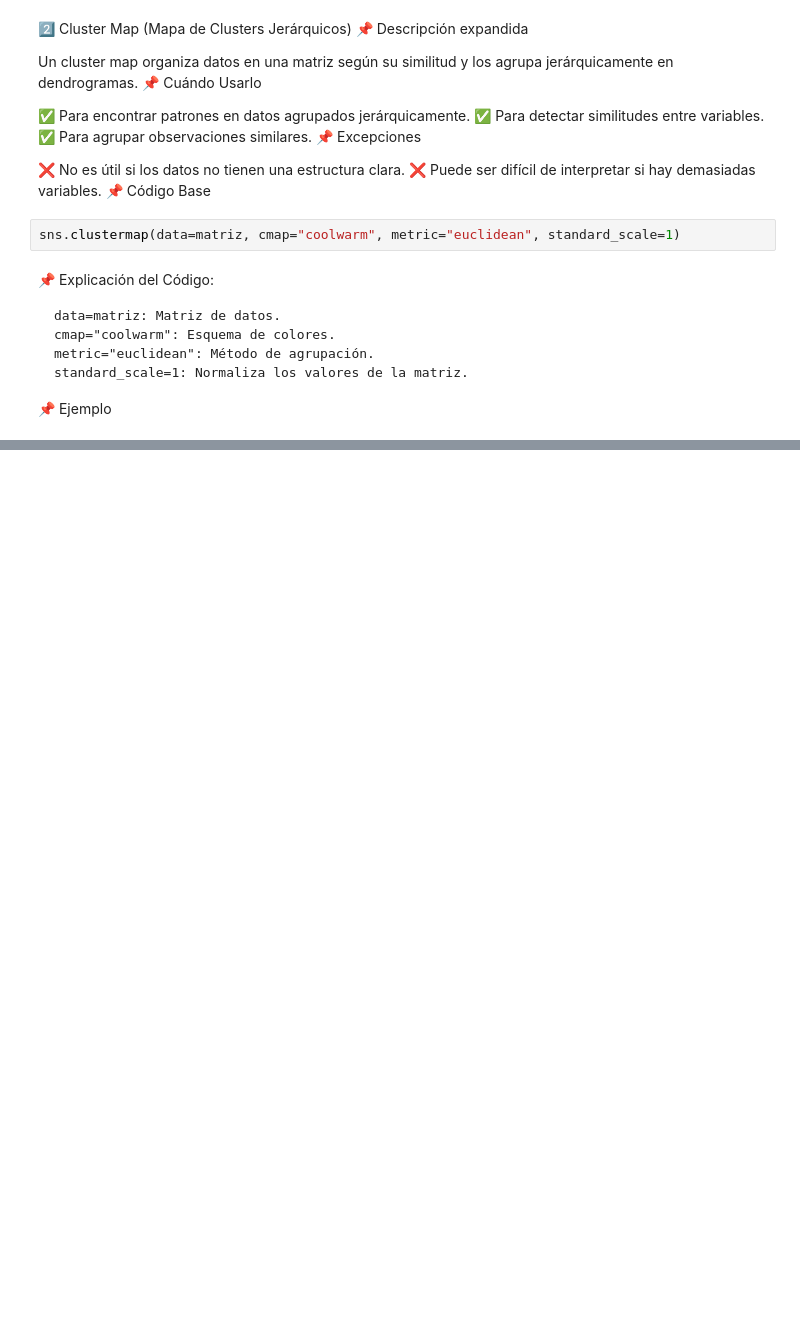
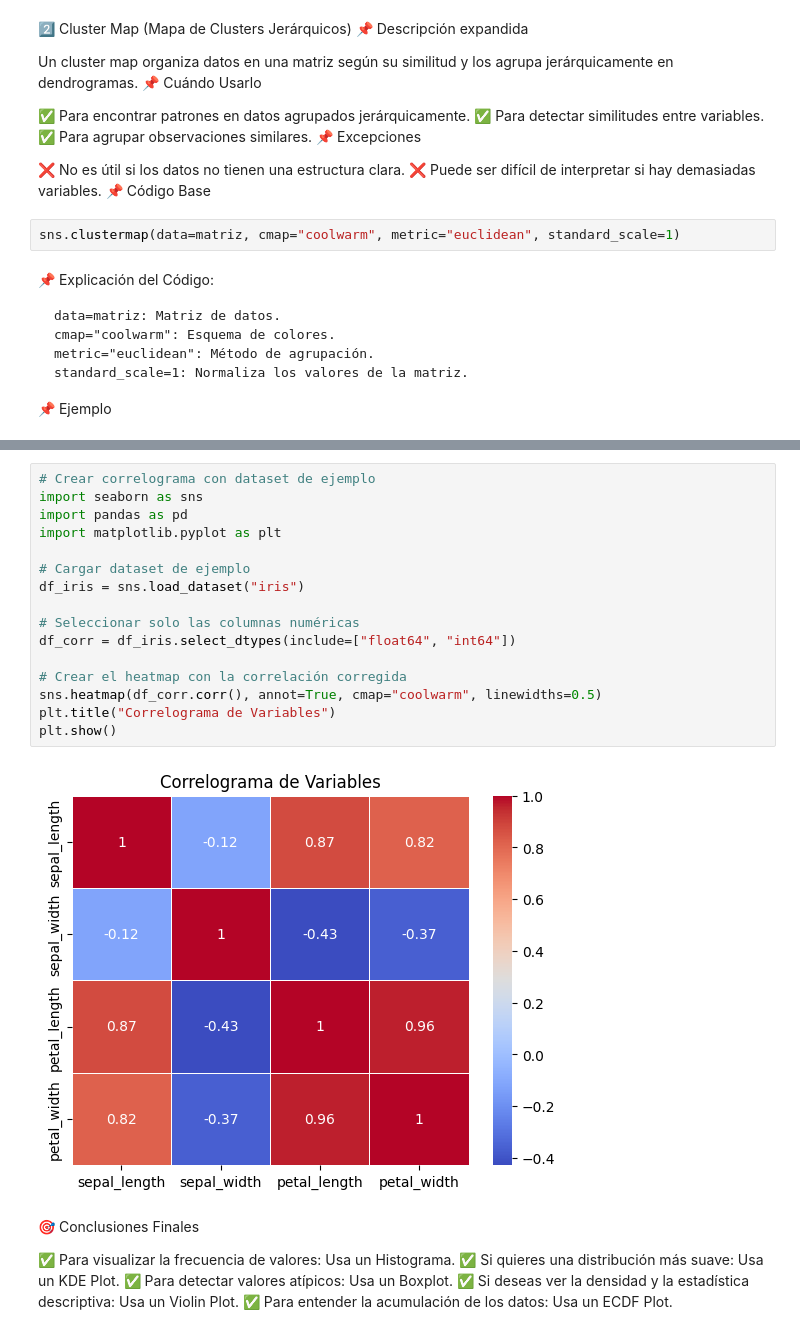
Before and after one commit to jorgesislema/python-mastery, a Jupyter notebook: 03-Data_Science_e_IA/Gráficos en Seaborn.ipynb, the cells around one changed output, grey strips where cells are left out. Drawn from its saved outputs; the diff is of its cells as text; blank space fills up the shorter version.

```diff
--- a/03-Data_Science_e_IA/Gráficos en Seaborn.ipynb
+++ b/03-Data_Science_e_IA/Gráficos en Seaborn.ipynb
@@ -637,0 +696,26 @@ RuntimeError: clustermap requires scipy to be available
+# %%
+# Crear correlograma con dataset de ejemplo
+import seaborn as sns
+import pandas as pd
+import matplotlib.pyplot as plt
+
+# Cargar dataset de ejemplo
+df_iris = sns.load_dataset("iris")
+
+# Seleccionar solo las columnas numéricas
+df_corr = df_iris.select_dtypes(include=["float64", "int64"])
+
+# Crear el heatmap con la correlación corregida
+sns.heatmap(df_corr.corr(), annot=True, cmap="coolwarm", linewidths=0.5)
+plt.title("Correlograma de Variables")
+plt.show()
+# %% [output]
+[figure, added]
+# %% [markdown]
+🎯 Conclusiones Finales
+
+✅ Para visualizar la frecuencia de valores: Usa un Histograma.
+✅ Si quieres una distribución más suave: Usa un KDE Plot.
+✅ Para detectar valores atípicos: Usa un Boxplot.
+✅ Si deseas ver la densidad y la estadística descriptiva: Usa un Violin Plot.
+✅ Para entender la acumulación de los datos: Usa un ECDF Plot.
```
Also changed, not shown: parts of 8 cells of this notebook, 1 other file.
